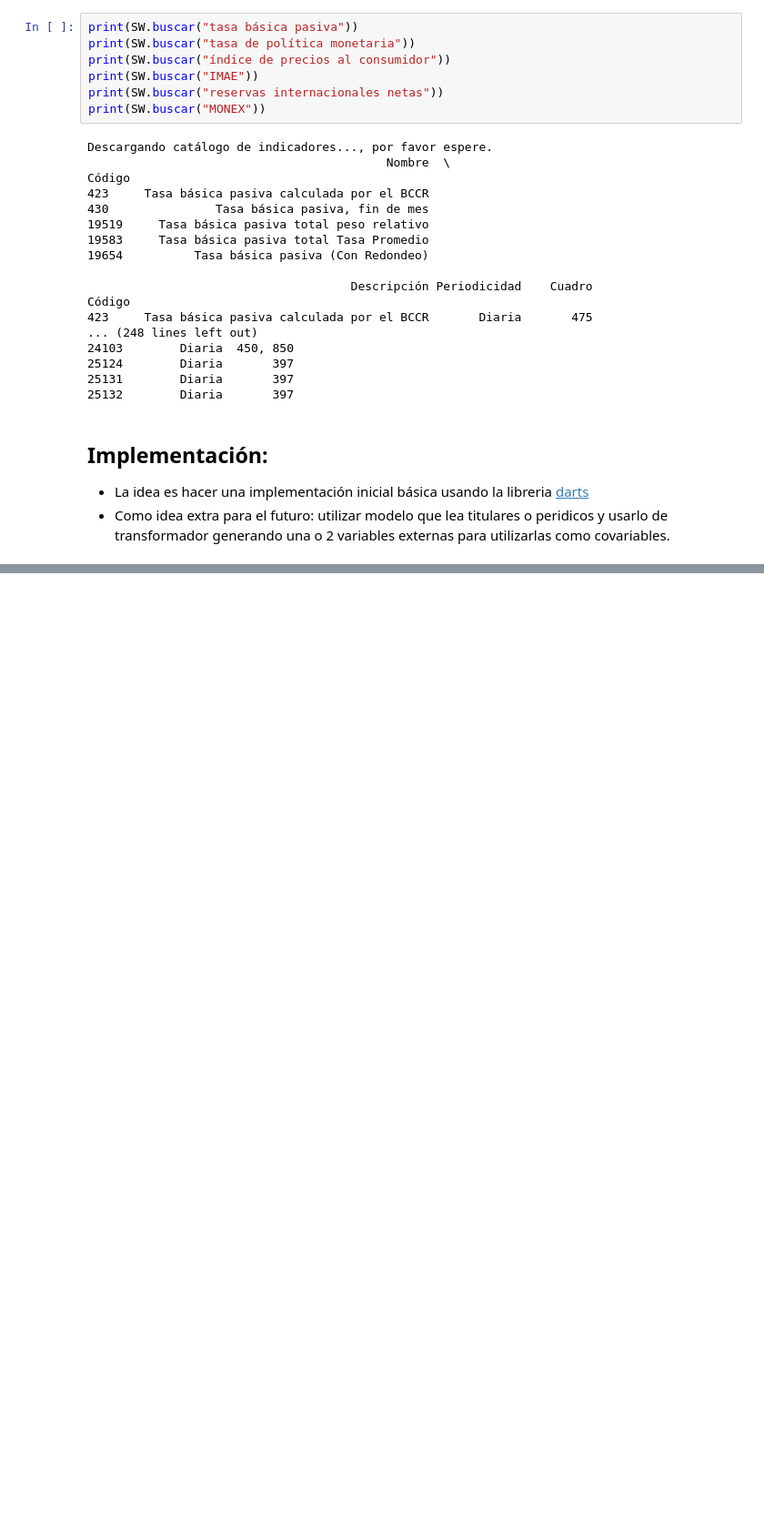
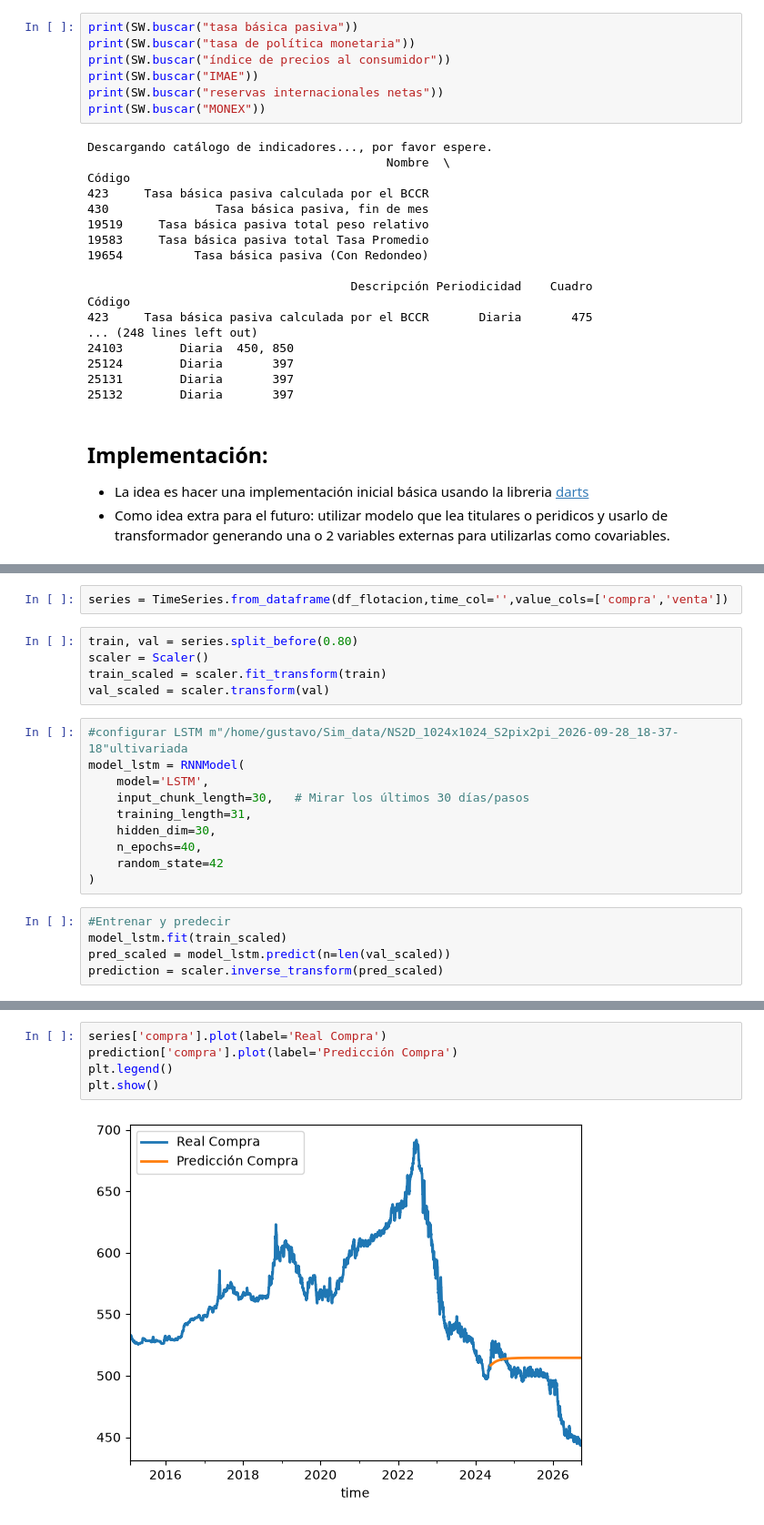
Before and after one commit to Tavo-0305/crc-usd-forecast, a Jupyter notebook: notebooks/analisis1.ipynb, the cells around one changed output, grey strips where cells are left out. Shown at 91% size. Drawn from its saved outputs; the diff is of its cells as text; blank space fills up the shorter version.

```diff
--- a/notebooks/analisis1.ipynb
+++ b/notebooks/analisis1.ipynb
@@ -151,0 +156,22 @@ Código
+# %%
+series = TimeSeries.from_dataframe(df_flotacion,time_col='',value_cols=['compra','venta'])
+# %%
+train, val = series.split_before(0.80)
+scaler = Scaler()
+train_scaled = scaler.fit_transform(train)
+val_scaled = scaler.transform(val)
+# %%
+#configurar LSTM m"/home/gustavo/Sim_data/NS2D_1024x1024_S2pix2pi_2026-09-28_18-37-18"ultivariada
+model_lstm = RNNModel(
+    model='LSTM',
+    input_chunk_length=30,   # Mirar los últimos 30 días/pasos
+    training_length=31,
+    hidden_dim=30,
+    n_epochs=40,
+    random_state=42
+)
+# %%
+#Entrenar y predecir
+model_lstm.fit(train_scaled)
+pred_scaled = model_lstm.predict(n=len(val_scaled))
+prediction = scaler.inverse_transform(pred_scaled)
@@ -151,0 +202,7 @@ Código
+# %%
+series['compra'].plot(label='Real Compra')
+prediction['compra'].plot(label='Predicción Compra')
+plt.legend()
+plt.show()
+# %% [output]
+[figure, added]
```
Also changed, not shown: parts of 2 cells of this notebook, 5 other files.
